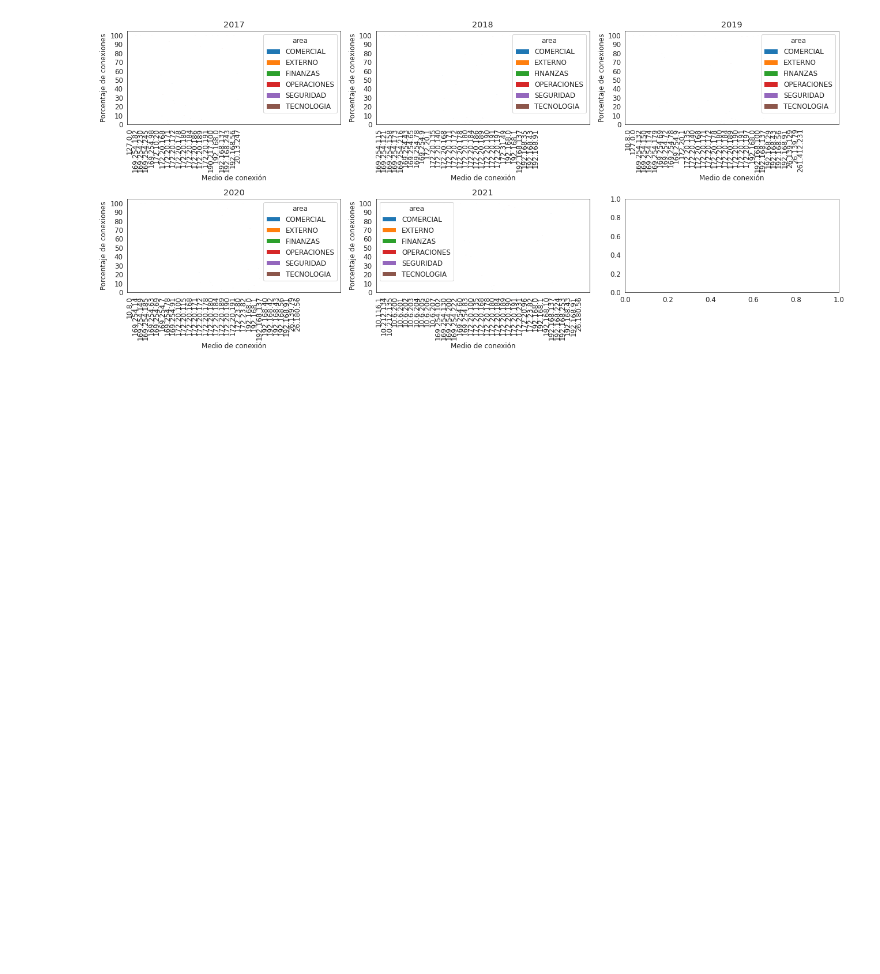
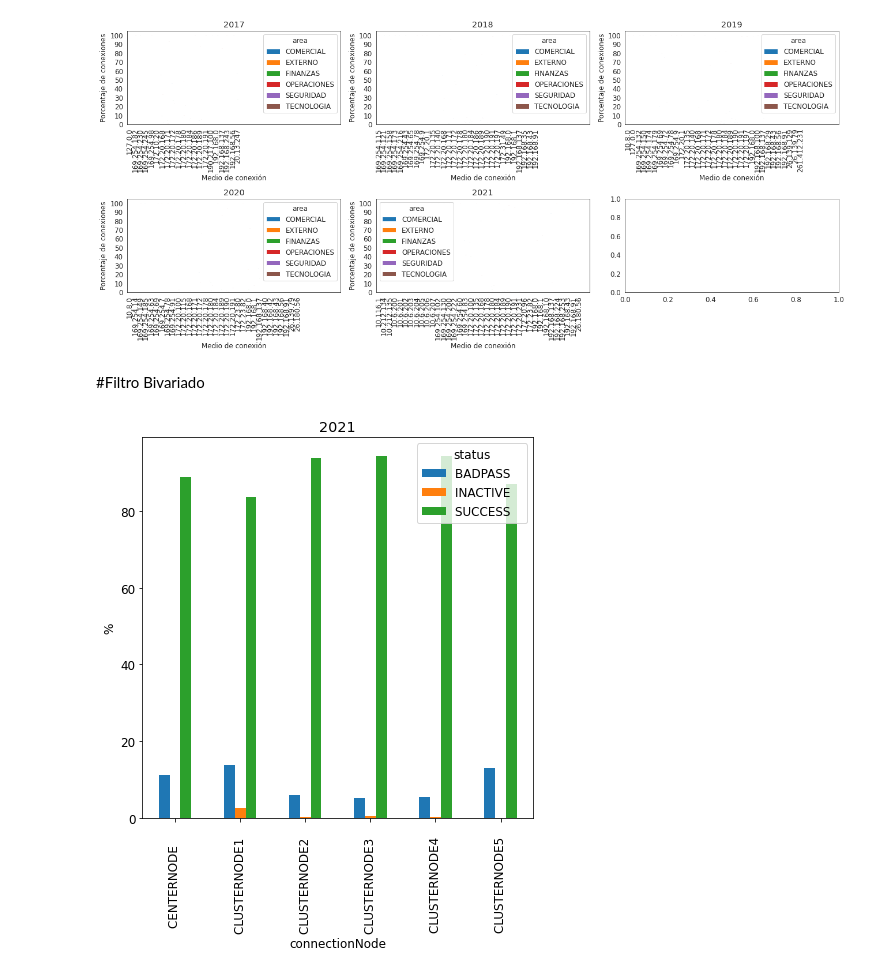
Before and after one commit to marardo/procesamiento_nube, a Jupyter notebook: DATA_CHALLENGE_PSA_V5.ipynb, the cells around one changed output. Cells and saved outputs as stored; diff of their text form; code cells hidden in the pictures; blank space fills up the shorter version.

```diff
--- a/DATA_CHALLENGE_PSA_V5.ipynb
+++ b/DATA_CHALLENGE_PSA_V5.ipynb
@@ -496,13 +496,16 @@ def graficoBivariado(total_rows,total_cols,df,columnIndex,columnValue,ylabel,xla
 
 
 
-def graficoBivariadoAnio(df,columnIndex,columnValue,anio):
+def graficoBivariadoFiltro(df,columnIndex,columnValue,columFilter,columnValueFilter):
 
-    dfFilter = df[(df[anio]==fila[anio])]
+    dfFilter = df[(df[columFilter]==columnValueFilter)]
 
     pd.crosstab(index=dfFilter[columnIndex],
            columns=dfFilter[columnValue]).apply(lambda r: r/r.sum() *100,
-                                            axis=1).plot(kind='bar')
+                                            axis=1).plot(kind='bar',
+                                                         figsize=(7,7),
+                                                         title = columnValueFilter,
+                                                         ylabel='%')
 # %%
 graficoBivariado(total_rows,total_cols,df
                 ,'connectionType'
@@ -849,3 +848,9 @@ graficoBivariado(total_rows,total_cols,df
                 ,'Barra'
                 ,''
                 ,45)
+# %% [markdown]
+#Filtro Bivariado
+# %%
+graficoBivariadoFiltro(df,'connectionNode','status','year',2021)
+# %% [output]
+[figure, added]
```
Also changed, not shown: parts of 2 cells of this notebook.
